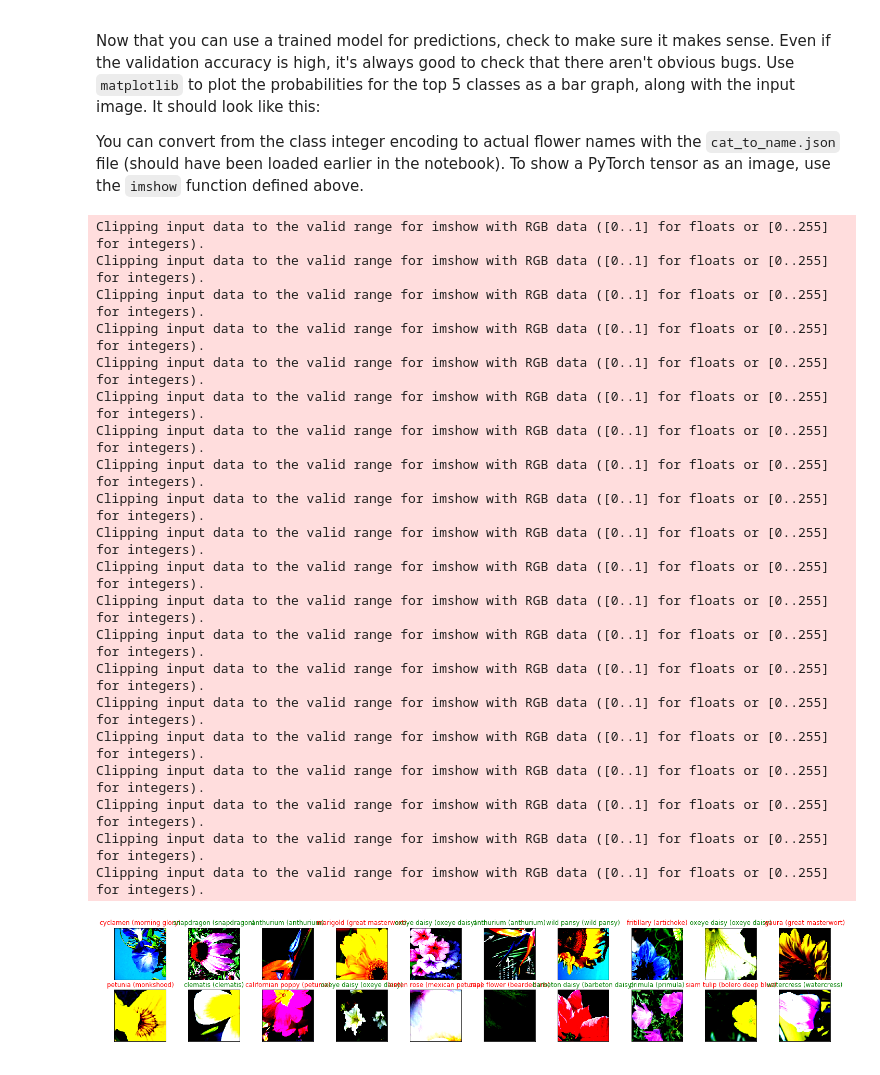
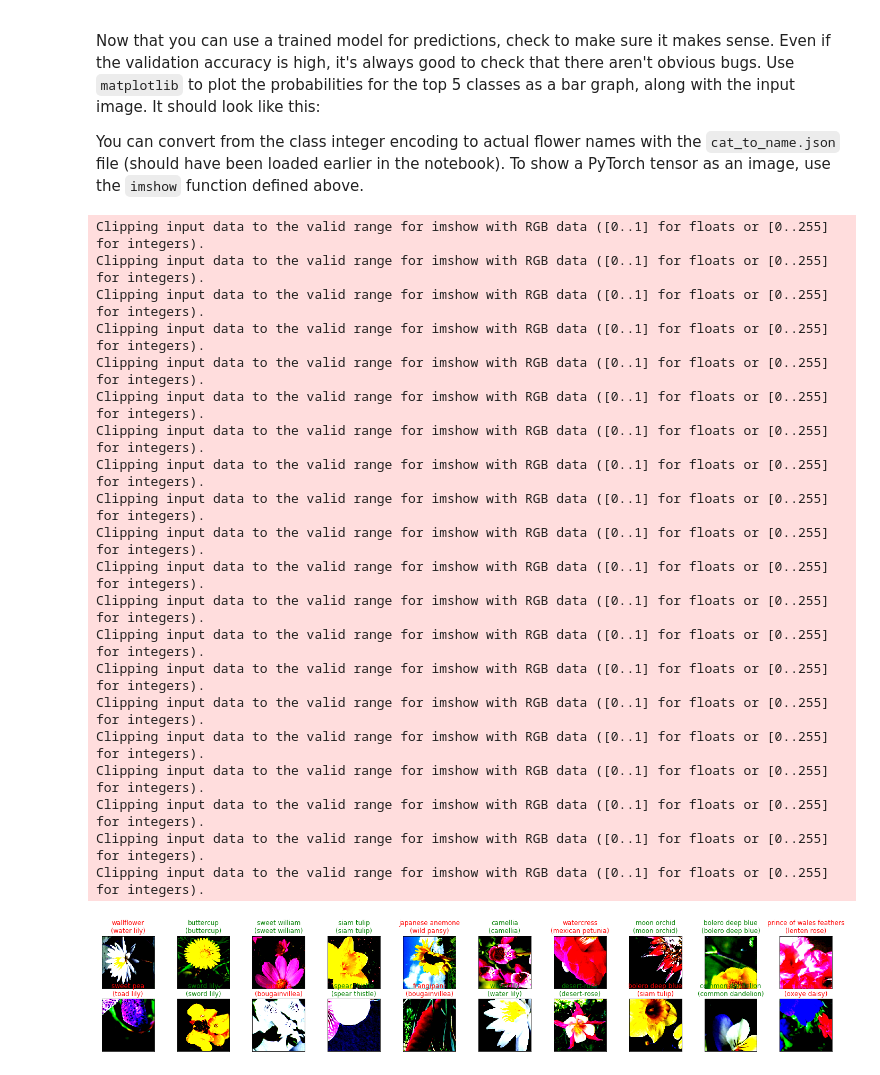
Before and after one commit to martinoywa/flower-classifier-pytorch-challenge, a Jupyter notebook: Image_Classifier_Project.ipynb, the cells around one changed output. Cells and saved outputs as stored; diff of their text form; code cells hidden in the pictures.

Commit message:
modified image plot

```diff
--- a/Image_Classifier_Project.ipynb
+++ b/Image_Classifier_Project.ipynb
@@ -174,7 +174,7 @@ VGG(
   )
 )
 # %%
-epochs = 1
+epochs = 2
 valid_loss_min = np.Inf
 
 for epoch in range(epochs):
@@ -260,32 +260,32 @@ images, labels = next(iter(test_loader))
 model.cpu()
 output = model(images)
 _, preds =  torch.max(output, 1)
 
 fig = plt.figure(figsize=(25, 4))
 for idx in range(20):
     ax = fig.add_subplot(2, 20/2, idx+1, xticks=[], yticks=[])
     ax.imshow(np.array(images[idx]).T)
-    ax.set_title("{} ({})".format(cat_to_name[str(preds[idx].item())], cat_to_name[str(labels[idx].item())]),
+    ax.set_title("{}\n({})".format(cat_to_name[str(preds[idx].item())], cat_to_name[str(labels[idx].item())]),
                  color=("green" if preds[idx]==labels[idx] else "red"))
 # %% [output]
 Clipping input data to the valid range for imshow with RGB data ([0..1] for floats or [0..255] for integers).
 Clipping input data to the valid range for imshow with RGB data ([0..1] for floats or [0..255] for integers).
 Clipping input data to the valid range for imshow with RGB data ([0..1] for floats or [0..255] for integers).
 Clipping input data to the valid range for imshow with RGB data ([0..1] for floats or [0..255] for integers).
 Clipping input data to the valid range for imshow with RGB data ([0..1] for floats or [0..255] for integers).
 Clipping input data to the valid range for imshow with RGB data ([0..1] for floats or [0..255] for integers).
 Clipping input data to the valid range for imshow with RGB data ([0..1] for floats or [0..255] for integers).
 Clipping input data to the valid range for imshow with RGB data ([0..1] for floats or [0..255] for integers).
 Clipping input data to the valid range for imshow with RGB data ([0..1] for floats or [0..255] for integers).
 Clipping input data to the valid range for imshow with RGB data ([0..1] for floats or [0..255] for integers).
 Clipping input data to the valid range for imshow with RGB data ([0..1] for floats or [0..255] for integers).
 Clipping input data to the valid range for imshow with RGB data ([0..1] for floats or [0..255] for integers).
 Clipping input data to the valid range for imshow with RGB data ([0..1] for floats or [0..255] for integers).
 Clipping input data to the valid range for imshow with RGB data ([0..1] for floats or [0..255] for integers).
 Clipping input data to the valid range for imshow with RGB data ([0..1] for floats or [0..255] for integers).
 Clipping input data to the valid range for imshow with RGB data ([0..1] for floats or [0..255] for integers).
 Clipping input data to the valid range for imshow with RGB data ([0..1] for floats or [0..255] for integers).
 Clipping input data to the valid range for imshow with RGB data ([0..1] for floats or [0..255] for integers).
 Clipping input data to the valid range for imshow with RGB data ([0..1] for floats or [0..255] for integers).
 Clipping input data to the valid range for imshow with RGB data ([0..1] for floats or [0..255] for integers).
-[figure, old version]
+[figure, new version]
```
Also changed, not shown: parts of 1 cell of this notebook.
